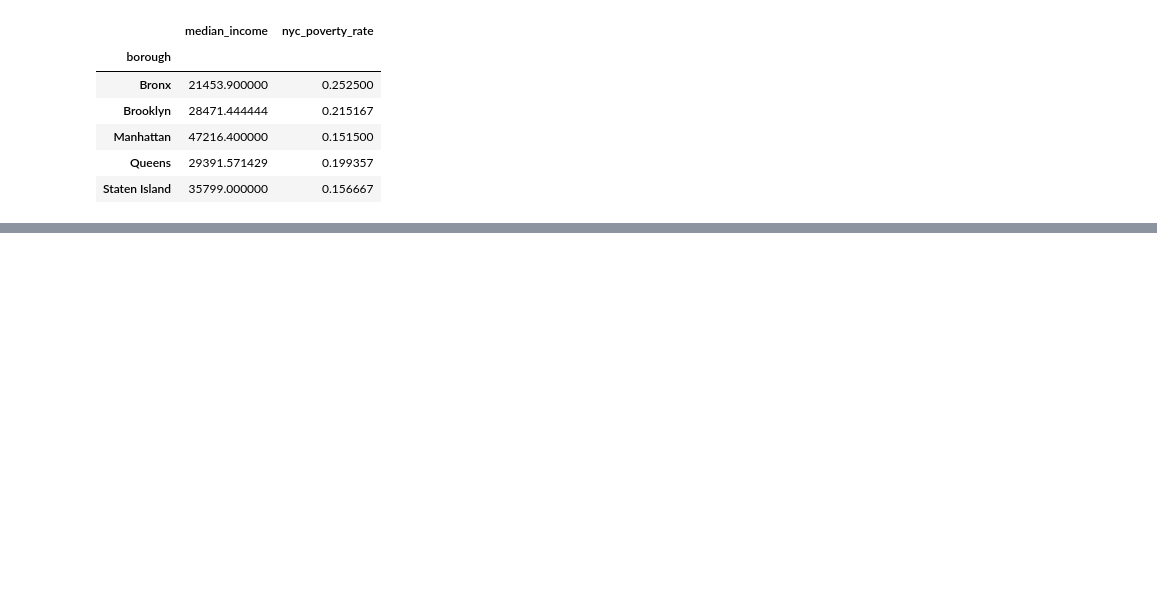
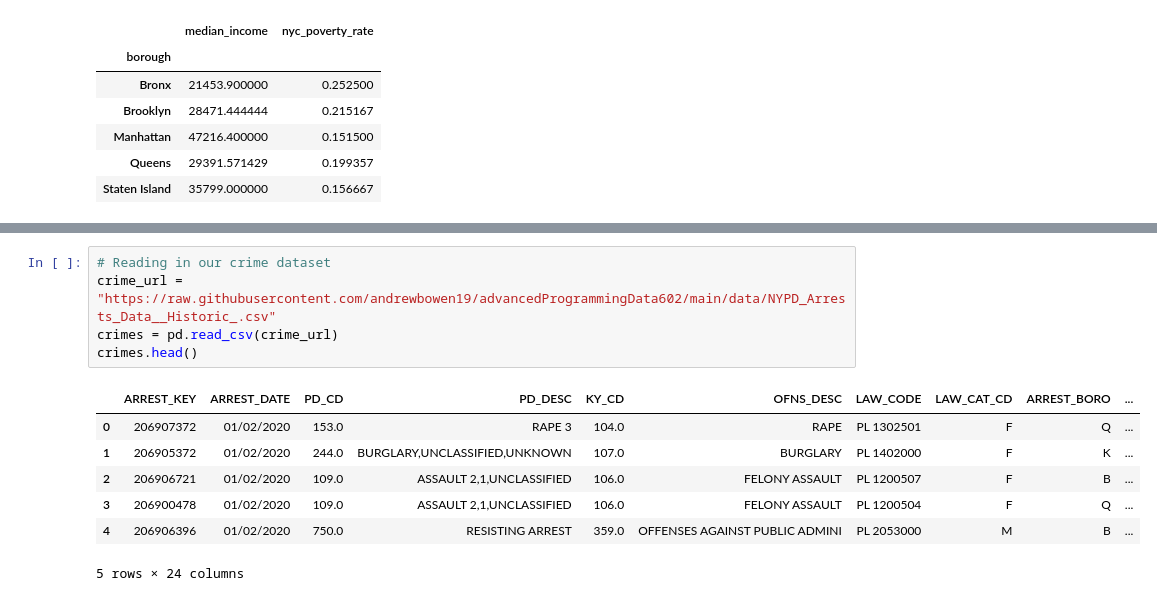
Before and after one commit to andrewbowen19/advancedProgrammingData602, a Jupyter notebook: src/project/final-project.ipynb, the cells around one changed output, grey strips where cells are left out. Drawn from its saved outputs; the diff is of its cells as text; blank space fills up the shorter version.

```diff
--- a/src/project/final-project.ipynb
+++ b/src/project/final-project.ipynb
@@ -175,0 +177,13 @@ There is crime data available for [NYC in this open dataset](https://data.cityof
+# %%
+# Reading in our crime dataset
+crime_url = "https://raw.githubusercontent.com/andrewbowen19/advancedProgrammingData602/main/data/NYPD_Arrests_Data__Historic_.csv"
+crimes = pd.read_csv(crime_url)
+crimes.head()
+# %% [output]
+|  | ARREST_KEY | ARREST_DATE | PD_CD | PD_DESC | KY_CD | OFNS_DESC | LAW_CODE | LAW_CAT_CD | ARREST_BORO | ... |
+| 0 | 206907372 | 01/02/2020 | 153.0 | RAPE 3 | 104.0 | RAPE | PL 1302501 | F | Q | ... |
+| 1 | 206905372 | 01/02/2020 | 244.0 | BURGLARY,UNCLASSIFIED,UNKNOWN | 107.0 | BURGLARY | PL 1402000 | F | K | ... |
+| 2 | 206906721 | 01/02/2020 | 109.0 | ASSAULT 2,1,UNCLASSIFIED | 106.0 | FELONY ASSAULT | PL 1200507 | F | B | ... |
+| 3 | 206900478 | 01/02/2020 | 109.0 | ASSAULT 2,1,UNCLASSIFIED | 106.0 | FELONY ASSAULT | PL 1200504 | F | Q | ... |
+| 4 | 206906396 | 01/02/2020 | 750.0 | RESISTING ARREST | 359.0 | OFFENSES AGAINST PUBLIC ADMINI | PL 2053000 | M | B | ... |
+5 rows × 24 columns
```
Also changed, not shown: parts of 13 cells of this notebook.
